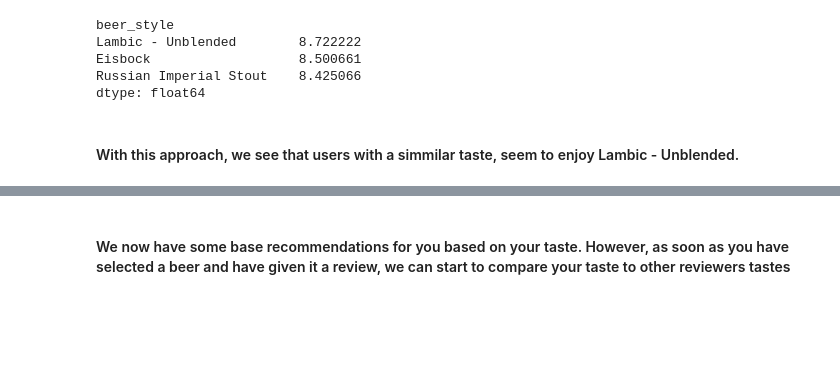
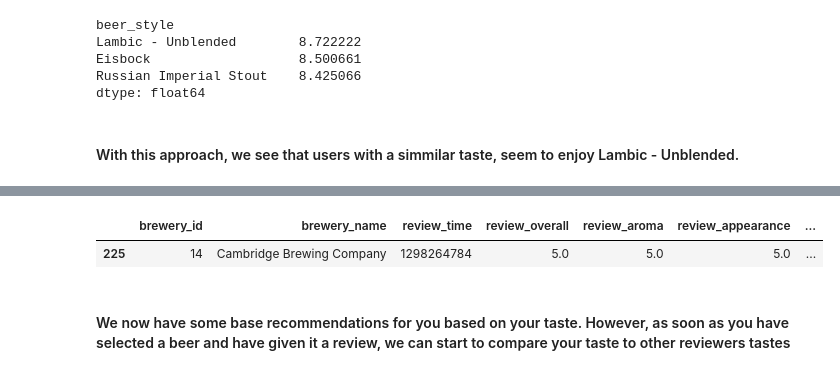
Before and after one commit to thomasblichfeldt/toogoodtogo_demo, a Jupyter notebook: best_beer.ipynb, the cells around one changed output, grey strips where cells are left out. Saved outputs shown, nothing was run; the diff lists cells and outputs as text; code cells hidden in the pictures; blank space fills up the shorter version.

```diff
--- a/best_beer.ipynb
+++ b/best_beer.ipynb
@@ -253,0 +295,3 @@ dtype: float64
+# %%
+trainset = data.build_full_trainset()
+svd.fit(trainset)
@@ -254,2 +310,18 @@ dtype: float64
+# %%
+# ----- Get top 100 highest rated beers by Appearance and Aroma grouped by beer name -----
+top_aroma_appearance_beers = appearance_aroma_user_reviews_mean.copy().groupby(['beer_name', 'beer_beerid'])
+top_100_aroma_appearance_beers = top_aroma_appearance_beers[['review_appearance', 'review_aroma']].mean().sum(axis=1).sort_values(ascending=False).head(100)
+# %%
+top_100_beers_dict = {}
+
+for beers in top_100_aroma_appearance_beers.keys():
+    top_100_beers_dict[beers[0]] = beers[1]
+# %%
+recommendation = generate_recommendation(user_id='TheBeerAssassin91', model=svd, beer_metadata=top_100_beers_dict)
+# %%
+appearance_aroma_user_reviews[appearance_aroma_user_reviews['beer_name'] == recommendation]
+# %% [output]
+|  | brewery_id | brewery_name | review_time | review_overall | review_aroma | review_appearance | ... |
+| 225 | 14 | Cambridge Brewing Company | 1298264784 | 5.0 | 5.0 | 5.0 | ... |
 # %% [markdown]
 #### We now have some base recommendations for you based on your taste. However, as soon as you have selected a beer and have given it a review, we can start to compare your taste to other reviewers tastes
```
Also changed, not shown: parts of 8 cells of this notebook, 2 other files.
